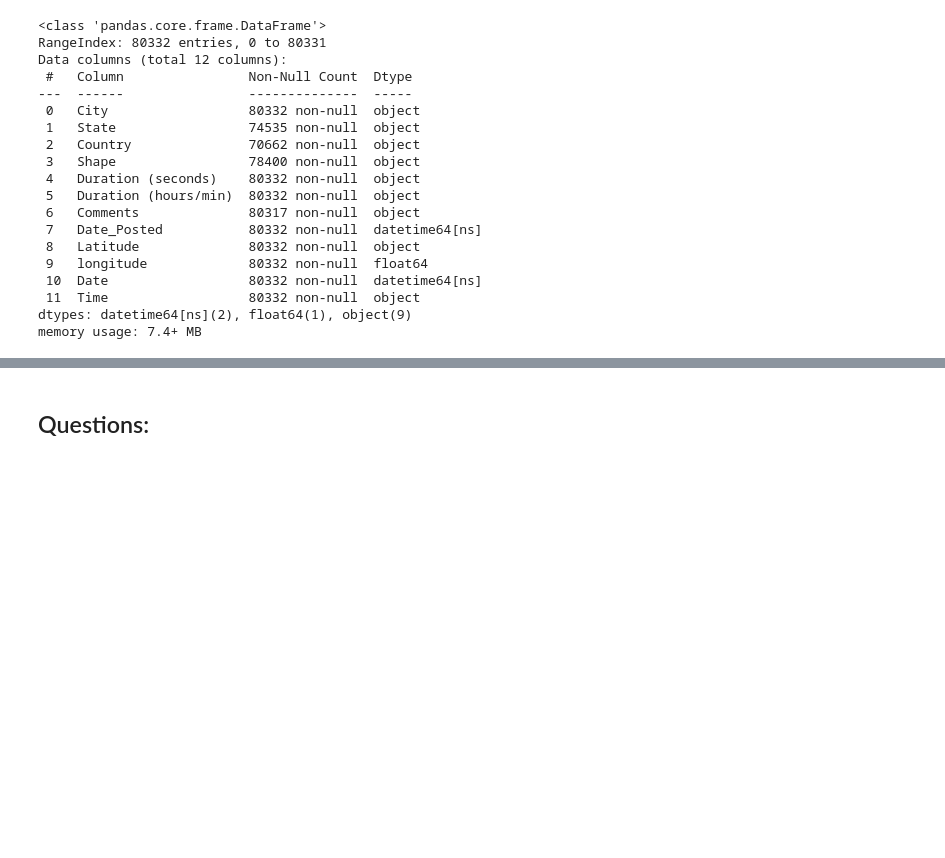
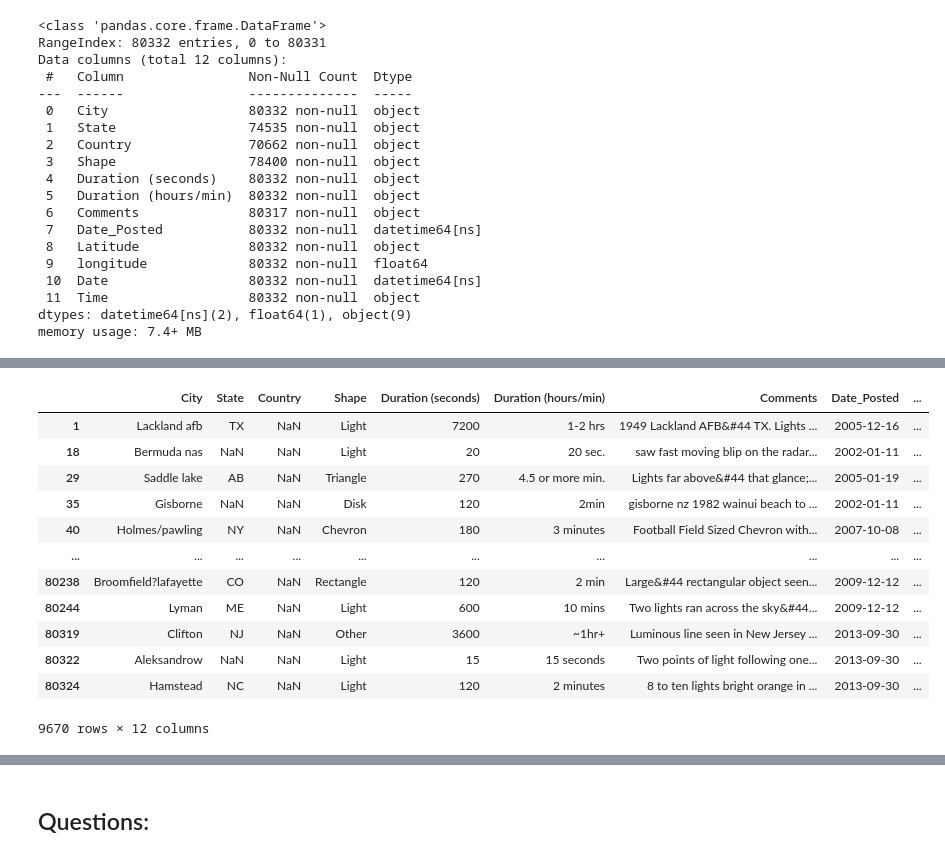
Before and after one commit to Barderus/UFO-Data-Analysis, a Jupyter notebook: analysis.ipynb, the cells around one changed output, grey strips where cells are left out. Saved outputs shown, nothing was run; the diff lists cells and outputs as text; code cells hidden in the pictures; blank space fills up the shorter version.

```diff
--- a/analysis.ipynb
+++ b/analysis.ipynb
@@ -115,0 +153,16 @@ memory usage: 7.4+ MB
+# %%
+df[df["Country"].isna() == 1]
+# %% [output]
+|  | City | State | Country | Shape | Duration (seconds) | Duration (hours/min) | Comments | Date_Posted | ... |
+| 1 | Lackland afb | TX | NaN | Light | 7200 | 1-2 hrs | 1949 Lackland AFB&#44 TX. Lights ... | 2005-12-16 | ... |
+| 18 | Bermuda nas | NaN | NaN | Light | 20 | 20 sec. | saw fast moving blip on the radar... | 2002-01-11 | ... |
+| 29 | Saddle lake | AB | NaN | Triangle | 270 | 4.5 or more min. | Lights far above&#44 that glance;... | 2005-01-19 | ... |
+| 35 | Gisborne | NaN | NaN | Disk | 120 | 2min | gisborne nz 1982 wainui beach to ... | 2002-01-11 | ... |
+| 40 | Holmes/pawling | NY | NaN | Chevron | 180 | 3 minutes | Football Field Sized Chevron with... | 2007-10-08 | ... |
+| ... | ... | ... | ... | ... | ... | ... | ... | ... | ... |
+| 80238 | Broomfield?lafayette | CO | NaN | Rectangle | 120 | 2 min | Large&#44 rectangular object seen... | 2009-12-12 | ... |
+| 80244 | Lyman | ME | NaN | Light | 600 | 10 mins | Two lights ran across the sky&#44... | 2009-12-12 | ... |
+| 80319 | Clifton | NJ | NaN | Other | 3600 | ~1hr+ | Luminous line seen in New Jersey ... | 2013-09-30 | ... |
+| 80322 | Aleksandrow | NaN | NaN | Light | 15 | 15 seconds | Two points of light following one... | 2013-09-30 | ... |
+| 80324 | Hamstead | NC | NaN | Light | 120 | 2 minutes | 8 to ten lights bright orange in ... | 2013-09-30 | ... |
+9670 rows × 12 columns
```
Also changed, not shown: parts of 20 cells of this notebook.
